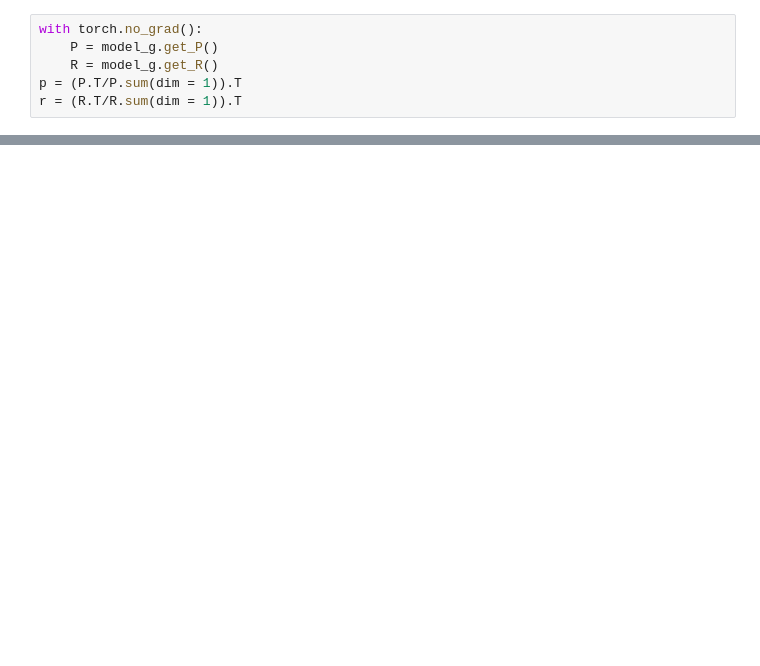
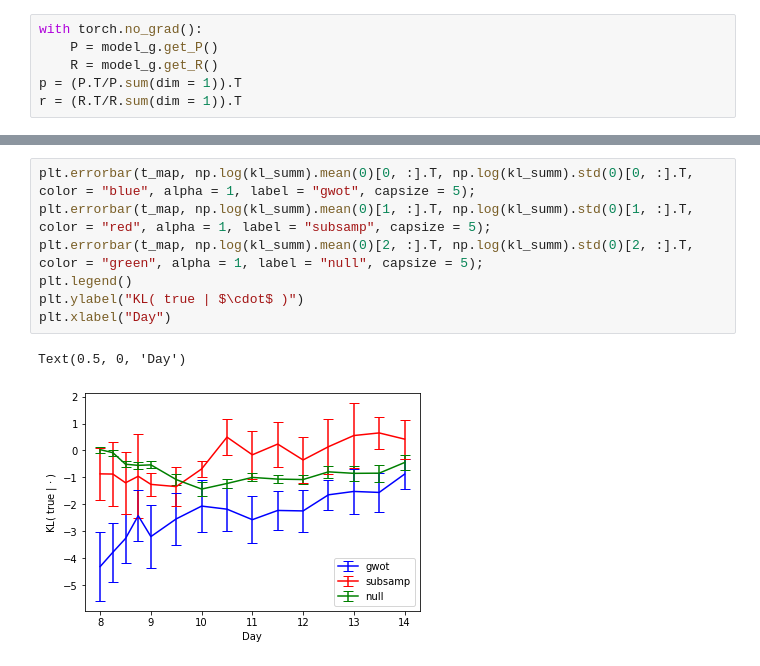
Before and after one commit to zsteve/reprogramming_batch, a Jupyter notebook: batch_test.ipynb, the cells around one changed output, grey strips where cells are left out. Drawn from its saved outputs; the diff is of its cells as text; blank space fills up the shorter version.

```diff
--- a/batch_test.ipynb
+++ b/batch_test.ipynb
@@ -382,0 +563,10 @@ plt.scatter(adata_s.obsm["X_fle"][:, 0], adata_s.obsm["X_fle"][:, 1], c = np.whe
+# %%
+plt.errorbar(t_map, np.log(kl_summ).mean(0)[0, :].T, np.log(kl_summ).std(0)[0, :].T, color = "blue", alpha = 1, label = "gwot", capsize = 5);
+plt.errorbar(t_map, np.log(kl_summ).mean(0)[1, :].T, np.log(kl_summ).std(0)[1, :].T, color = "red", alpha = 1, label = "subsamp", capsize = 5);
+plt.errorbar(t_map, np.log(kl_summ).mean(0)[2, :].T, np.log(kl_summ).std(0)[2, :].T, color = "green", alpha = 1, label = "null", capsize = 5);
+plt.legend()
+plt.ylabel("KL( true | $\cdot$ )")
+plt.xlabel("Day")
+# %% [output]
+Text(0.5, 0, 'Day')
+[figure, added]
```
Also changed, not shown: parts of 43 cells of this notebook.
